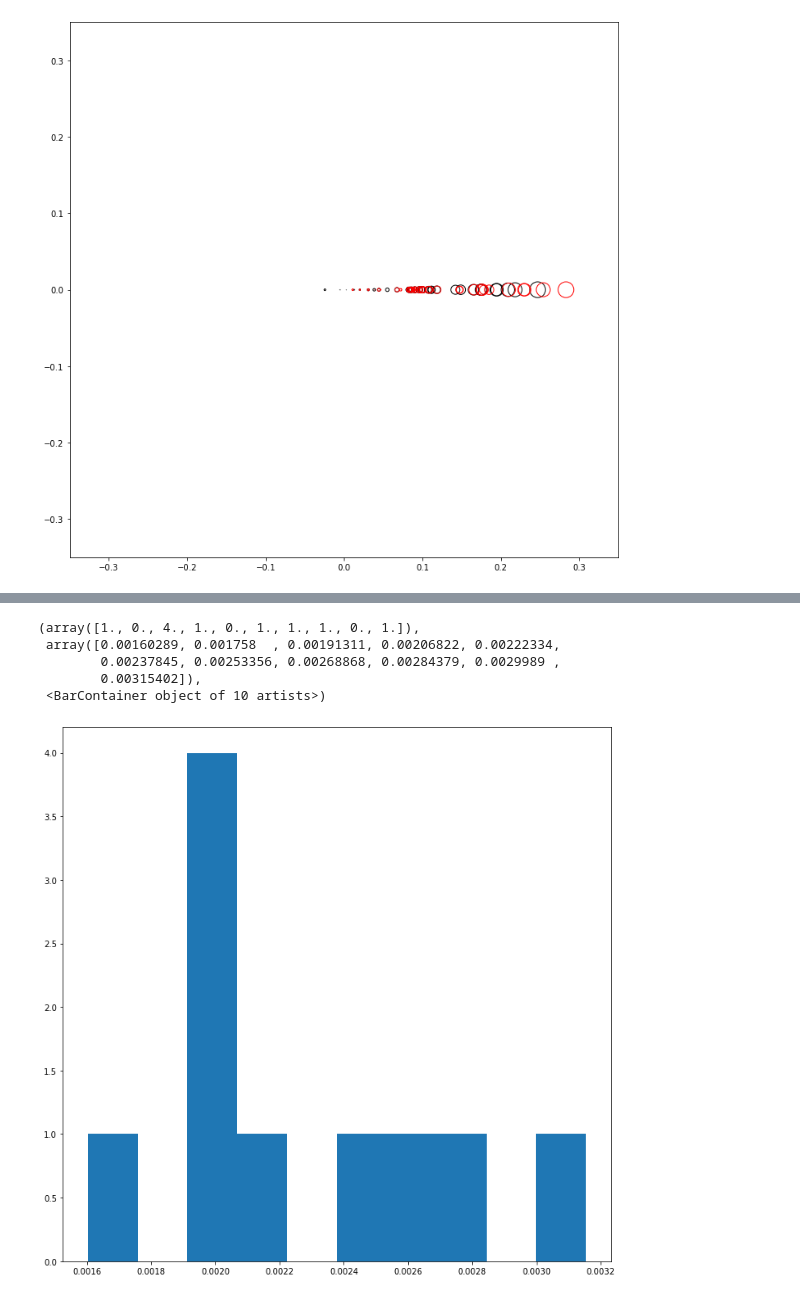
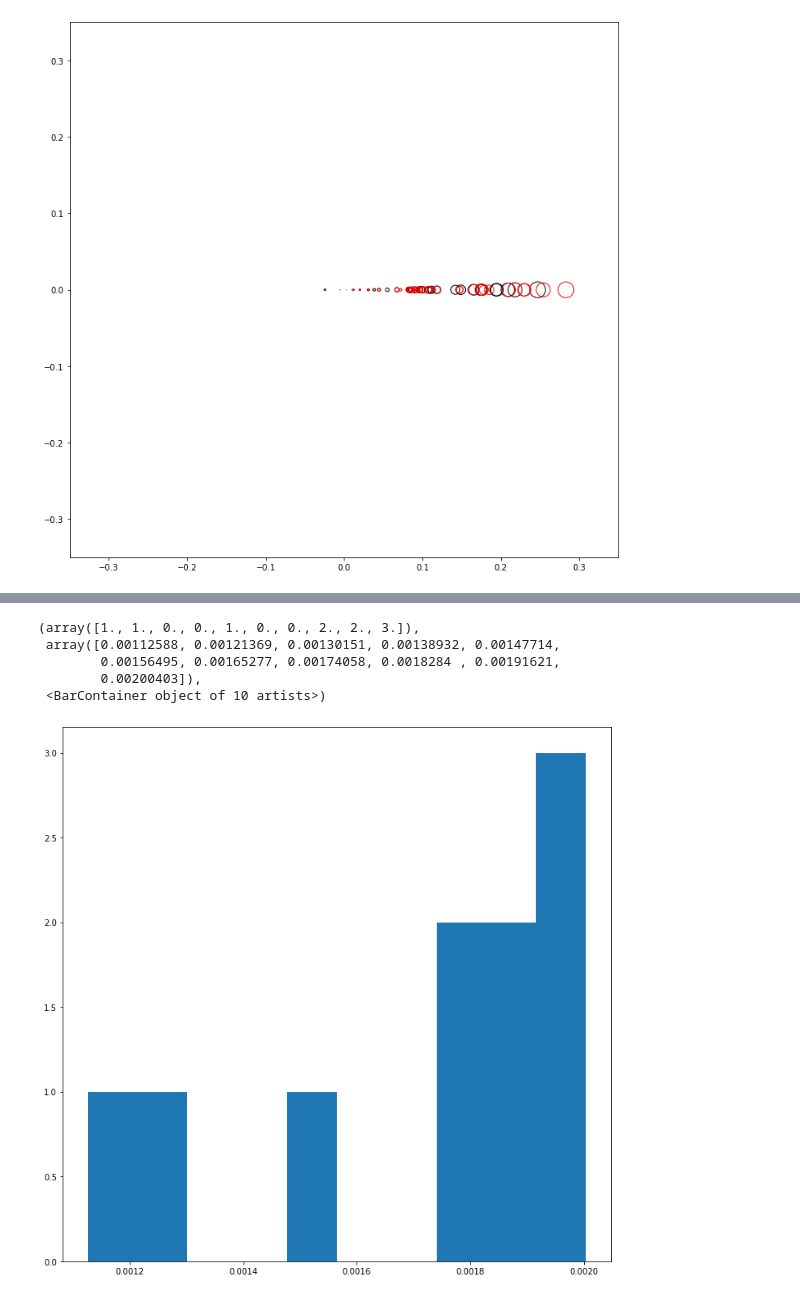
Before and after one commit to lsst-camera-dh/ghosts, a Jupyter notebook: notebooks/LSST_CCOB_ghost_analysis.ipynb, the cells around one changed output, grey strips where cells are left out. Drawn from its saved outputs; the diff is of its cells as text; code cells hidden in the pictures.

Commit message:
analysis notebook test 2D and 3D distances

```diff
--- a/notebooks/LSST_CCOB_ghost_analysis.ipynb
+++ b/notebooks/LSST_CCOB_ghost_analysis.ipynb
@@ -185,10 +240,14 @@ distance = 0.00121
 # %%
-distances = list()
+distances_2d = list()
+distances_3d = list()
 for i in range(10):
     df_i, gs_i = simulator.full_random_telescope_sim(telescope,\
                          max_angle=1, max_shift=0.001, beam_config=FAST_BEAM_CONFIG_1)
     match_i = match_ghosts(data_frame_1, df_i)
     dist_i = compute_reduced_distance(match_i)
-    distances.append(dist_i)
-    print(f'distance {i} = {dist_i:.6f}')
+    distances_3d.append(dist_i)
+
+    match_i2 = match_ghosts(data_frame_1, df_i)
+    dist_i2 = compute_2d_reduced_distance(match_i2)
+    distances_2d.append(dist_i2)
 # %% [output]
@@ -205,10 +271,10 @@ distance 9 = 0.002572
 # %%
-plt.hist(distances)
+plt.hist(distances_2d)
 # plt.xlim(0., 0.010)
 # %% [output]
-(array([1., 0., 4., 1., 0., 1., 1., 1., 0., 1.]),
- array([0.00160289, 0.001758  , 0.00191311, 0.00206822, 0.00222334,
-        0.00237845, 0.00253356, 0.00268868, 0.00284379, 0.0029989 ,
-        0.00315402]),
+(array([1., 1., 0., 0., 1., 0., 0., 2., 2., 3.]),
+ array([0.00112588, 0.00121369, 0.00130151, 0.00138932, 0.00147714,
+        0.00156495, 0.00165277, 0.00174058, 0.0018284 , 0.00191621,
+        0.00200403]),
  <BarContainer object of 10 artists>)
-[figure, old version]
+[figure, new version]
```
Also changed, not shown: parts of 12 cells of this notebook.
